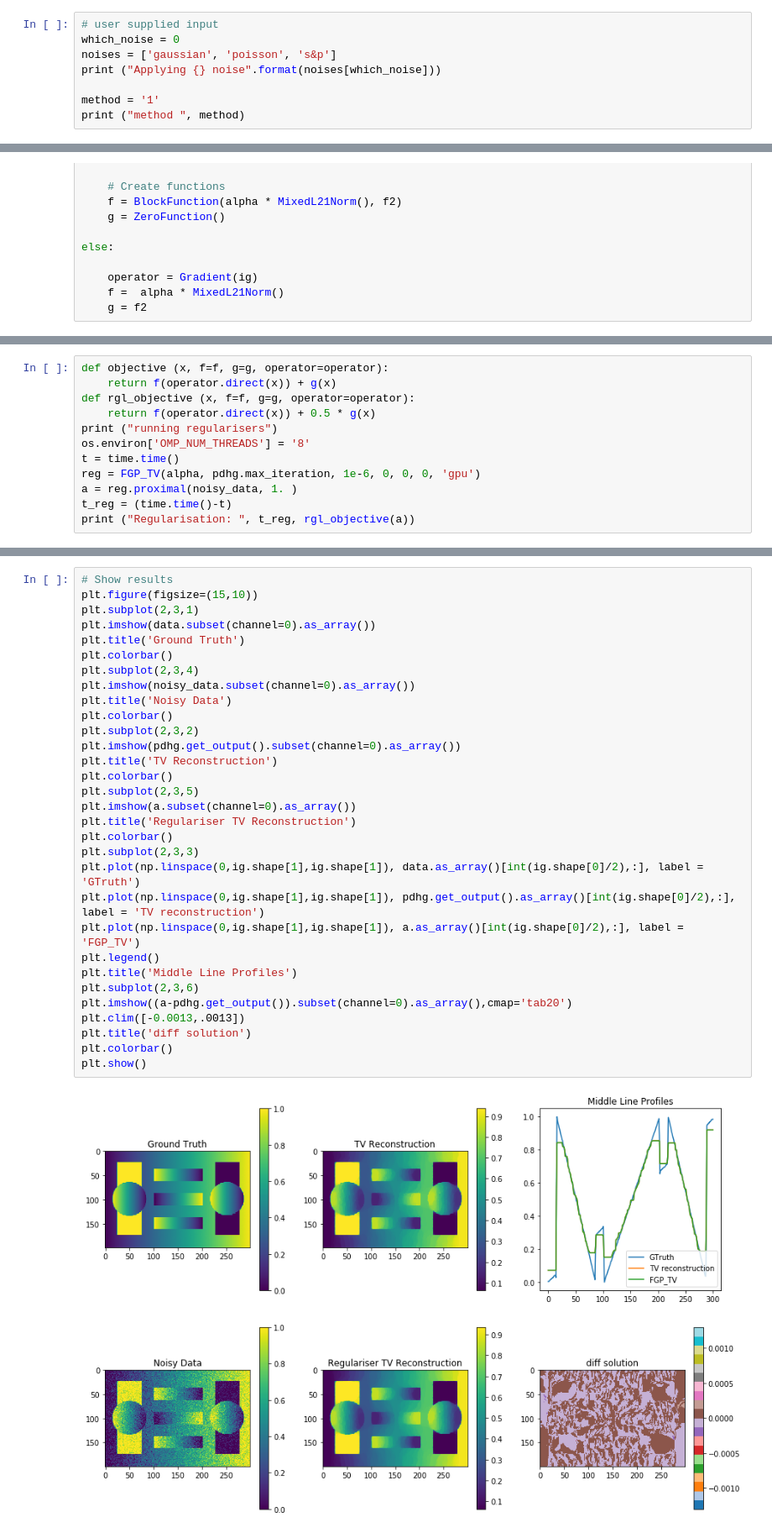
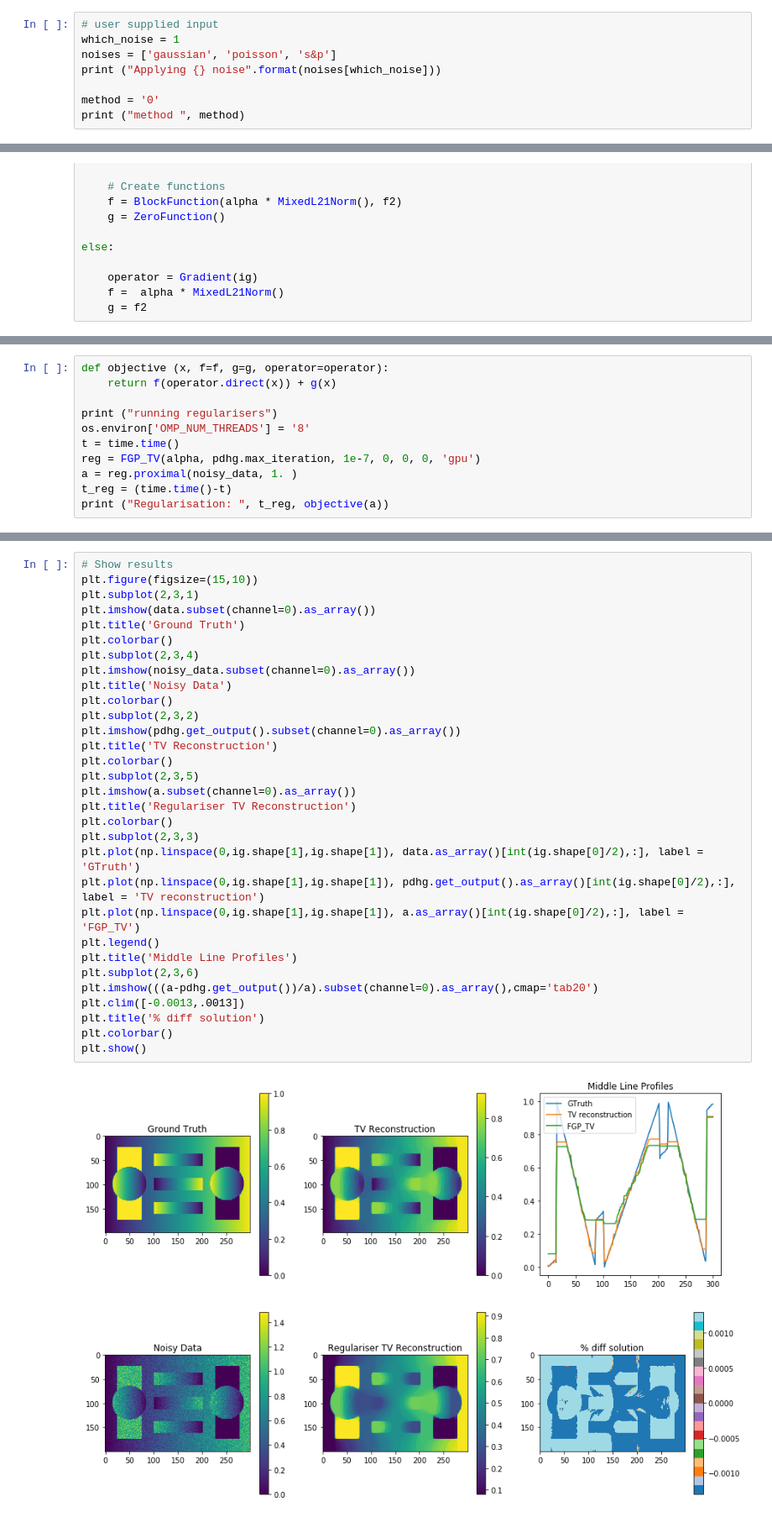
Before and after one commit to paskino/CIL-Demos, a Jupyter notebook: notebooks/DLS_Imaging/Denoising_Comparison.ipynb, the cells around one changed output, grey strips where cells are left out. Shown: that part at 84% size. Saved outputs shown, nothing was run; the diff lists cells and outputs as text.

```diff
--- a/notebooks/DLS_Imaging/Denoising_Comparison.ipynb
+++ b/notebooks/DLS_Imaging/Denoising_Comparison.ipynb
@@ -106,9 +133,9 @@ from ccpi.plugins.regularisers import FGP_TV
 # %%
 # user supplied input
-which_noise = 0
+which_noise = 1
 noises = ['gaussian', 'poisson', 's&p']
 print ("Applying {} noise".format(noises[which_noise]))
 
-method = '1'
+method = '0'
 print ("method ", method)
 # %% [output]
@@ -224,14 +251,13 @@ Framework:  14.043473958969116 [553.087579345703, 553.0834655761719, 0.004113769
 # %%
 def objective (x, f=f, g=g, operator=operator):
     return f(operator.direct(x)) + g(x)
-def rgl_objective (x, f=f, g=g, operator=operator):
-    return f(operator.direct(x)) + 0.5 * g(x)
+
 print ("running regularisers")
 os.environ['OMP_NUM_THREADS'] = '8'
 t = time.time()
-reg = FGP_TV(alpha, pdhg.max_iteration, 1e-6, 0, 0, 0, 'gpu')
+reg = FGP_TV(alpha, pdhg.max_iteration, 1e-7, 0, 0, 0, 'gpu')
 a = reg.proximal(noisy_data, 1. )
 t_reg = (time.time()-t)
-print ("Regularisation: ", t_reg, rgl_objective(a))
+print ("Regularisation: ", t_reg, objective(a))
 # %% [output]
 running regularisers
@@ -239,36 +265,36 @@ Regularisation:  1.4541752338409424 428.98193359375
 # %%
 # Show results
 plt.figure(figsize=(15,10))
 plt.subplot(2,3,1)
 plt.imshow(data.subset(channel=0).as_array())
 plt.title('Ground Truth')
 plt.colorbar()
 plt.subplot(2,3,4)
 plt.imshow(noisy_data.subset(channel=0).as_array())
 plt.title('Noisy Data')
 plt.colorbar()
 plt.subplot(2,3,2)
 plt.imshow(pdhg.get_output().subset(channel=0).as_array())
 plt.title('TV Reconstruction')
 plt.colorbar()
 plt.subplot(2,3,5)
 plt.imshow(a.subset(channel=0).as_array())
 plt.title('Regulariser TV Reconstruction')
 plt.colorbar()
 plt.subplot(2,3,3)
 plt.plot(np.linspace(0,ig.shape[1],ig.shape[1]), data.as_array()[int(ig.shape[0]/2),:], label = 'GTruth')
 plt.plot(np.linspace(0,ig.shape[1],ig.shape[1]), pdhg.get_output().as_array()[int(ig.shape[0]/2),:], label = 'TV reconstruction')
 plt.plot(np.linspace(0,ig.shape[1],ig.shape[1]), a.as_array()[int(ig.shape[0]/2),:], label = 'FGP_TV')
 plt.legend()
 plt.title('Middle Line Profiles')
 plt.subplot(2,3,6)
-plt.imshow((a-pdhg.get_output()).subset(channel=0).as_array(),cmap='tab20')
+plt.imshow(((a-pdhg.get_output())/a).subset(channel=0).as_array(),cmap='tab20')
 plt.clim([-0.0013,.0013])
-plt.title('diff solution')
+plt.title('% diff solution')
 plt.colorbar()
 plt.show()
 # %% [output]
-[figure, old version]
+[figure, new version]
 # %%
 #%% Check with CVX solution
 
```
Also changed, not shown: parts of 10 cells of this notebook.
